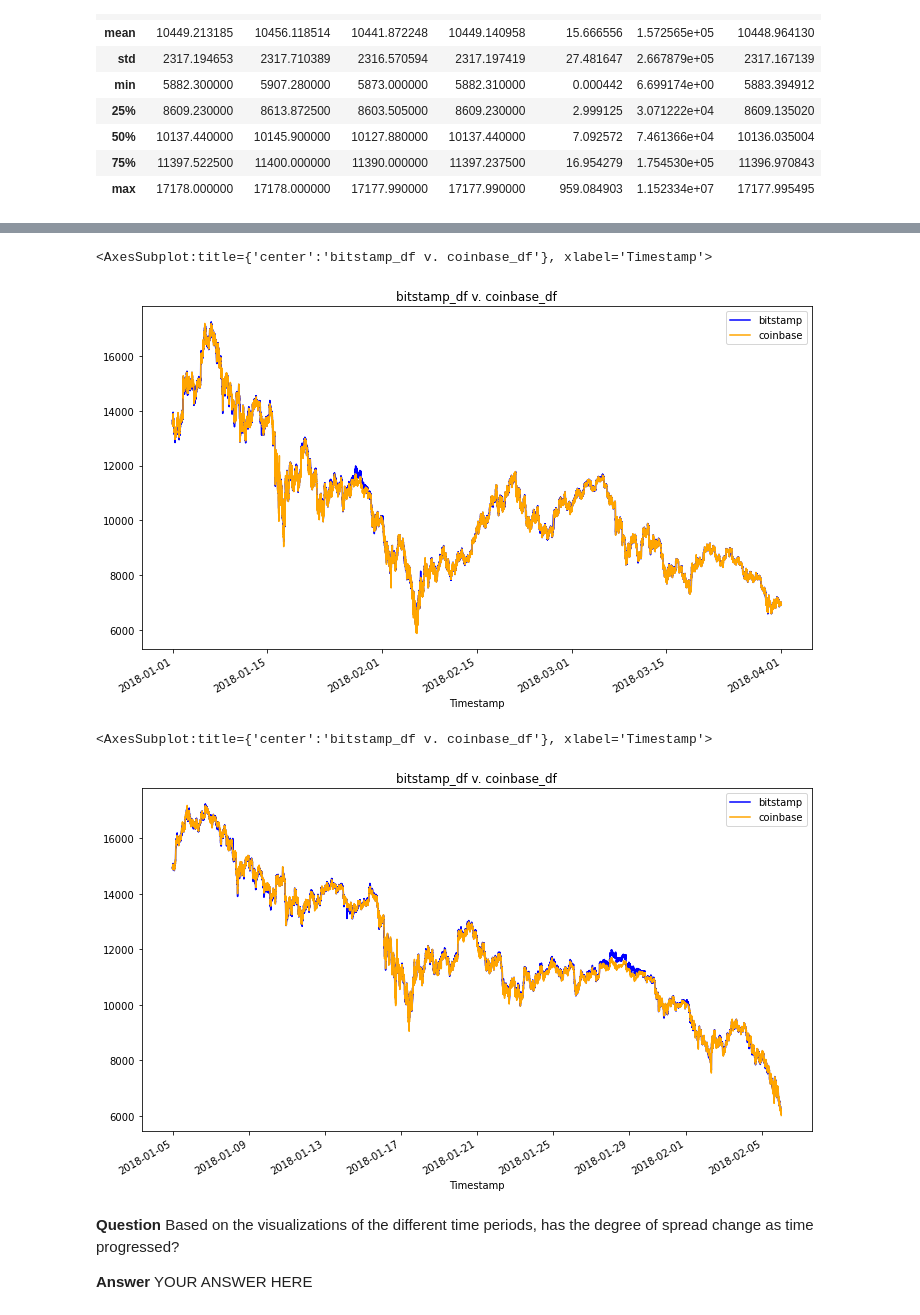
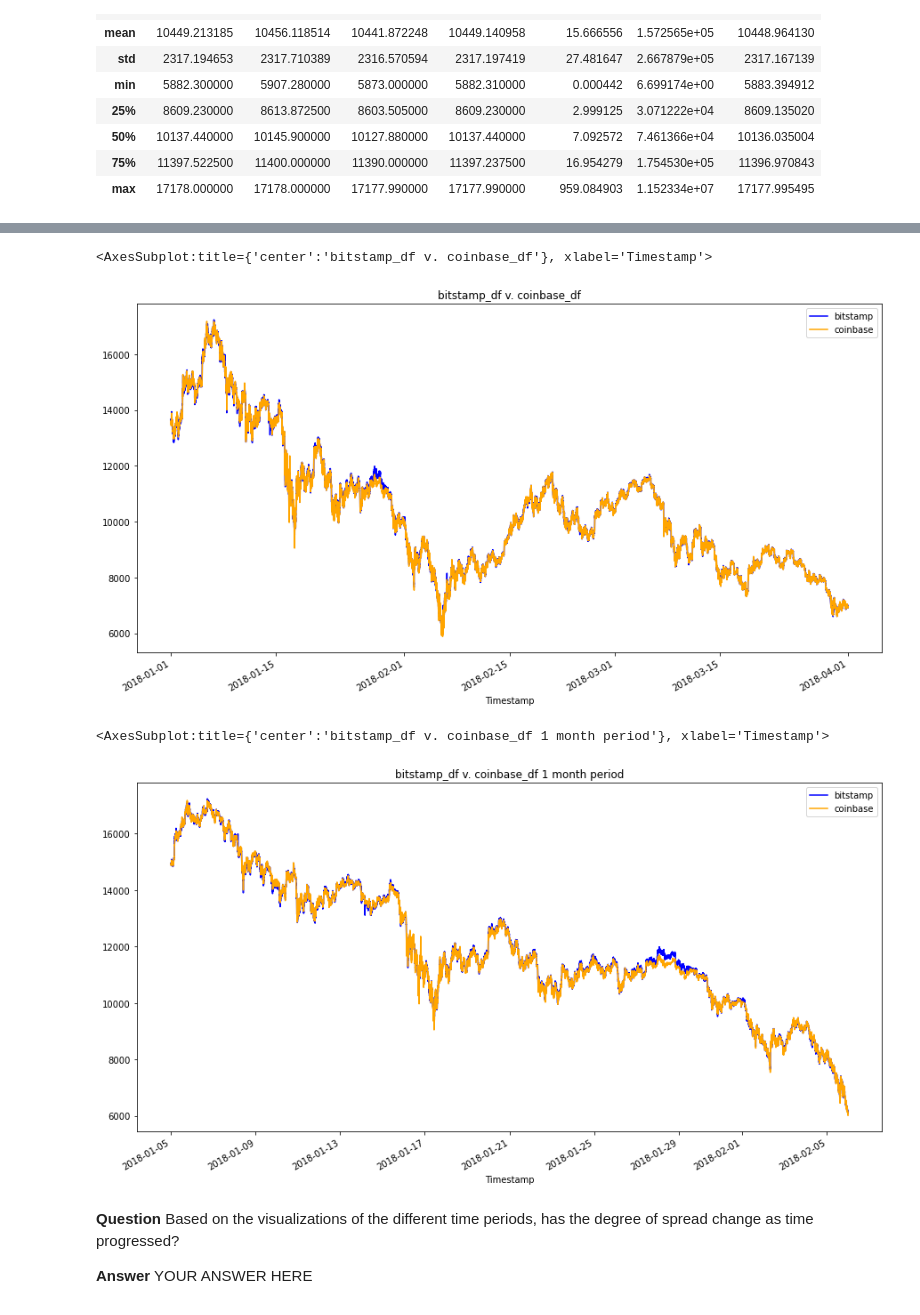
Before and after one commit to EGeorge2021r/Challenge3Repo, a Jupyter notebook: Starter_Code/crypto_arbitrage.ipynb, the cells around one changed output, grey strips where cells are left out. Cells and saved outputs as stored; diff of their text form; code cells hidden in the pictures.

```diff
--- a/Starter_Code/crypto_arbitrage.ipynb
+++ b/Starter_Code/crypto_arbitrage.ipynb
@@ -369,22 +391,22 @@ coinbase_df['Close'].plot.line(figsize=(14,7), color="orange", title="coinbase")
 # %%
 # Overlay the visualizations for the bitstamp and coinbase DataFrames in one plot
 # The plot should visualize the prices over the full lenth of the dataset
 # Be sure to include the parameters: legend, figure size, title, and color and label
 
-bitstamp_df['Close'].plot(legend=True, figsize=(12, 7), title="bitstamp_df v. coinbase_df", color="blue", label="bitstamp")
-coinbase_df['Close'].plot(legend=True, figsize=(12, 7), color="orange", label="coinbase")
+bitstamp_df['Close'].plot.line(legend=True, figsize=(15, 8), title="bitstamp_df v. coinbase_df", color="blue", label="bitstamp")
+coinbase_df['Close'].plot.line(legend=True, figsize=(15, 8), color="orange", label="coinbase")
 # %% [output]
 <AxesSubplot:title={'center':'bitstamp_df v. coinbase_df'}, xlabel='Timestamp'>
-[figure, old version]
+[figure, new version]
 # %%
 # Using the loc and plot functions, create an overlay plot that visualizes
 # the price action of both DataFrames for a one month period early in the dataset
 # Be sure to include the parameters: legend, figure size, title, and color and label
-bitstamp_df['Close'].loc['2018-01-05' : '2018-02-05'].plot(legend=True, figsize=(12, 7), title="bitstamp_df v. coinbase_df", color="blue", label="bitstamp")
-coinbase_df['Close'].loc['2018-01-05' : '2018-02-05'].plot(legend=True, figsize=(12, 7), color="orange", label="coinbase")
+bitstamp_df['Close'].loc['2018-01-05' : '2018-02-05'].plot.line(legend=True, figsize=(15, 8), title="bitstamp_df v. coinbase_df 1 month period", color="blue", label="bitstamp")
+coinbase_df['Close'].loc['2018-01-05' : '2018-02-05'].plot.line(legend=True, figsize=(15, 8), color="orange", label="coinbase")
 # %% [output]
-<AxesSubplot:title={'center':'bitstamp_df v. coinbase_df'}, xlabel='Timestamp'>
+<AxesSubplot:title={'center':'bitstamp_df v. coinbase_df 1 month period'}, xlabel='Timestamp'>
-[figure, old version]
+[figure, new version]
 # %% [markdown]
 **Question** Based on the visualizations of the different time periods, has the degree of spread change as time progressed?
 
```
Also changed, not shown: parts of 28 cells of this notebook, 1 other file.
